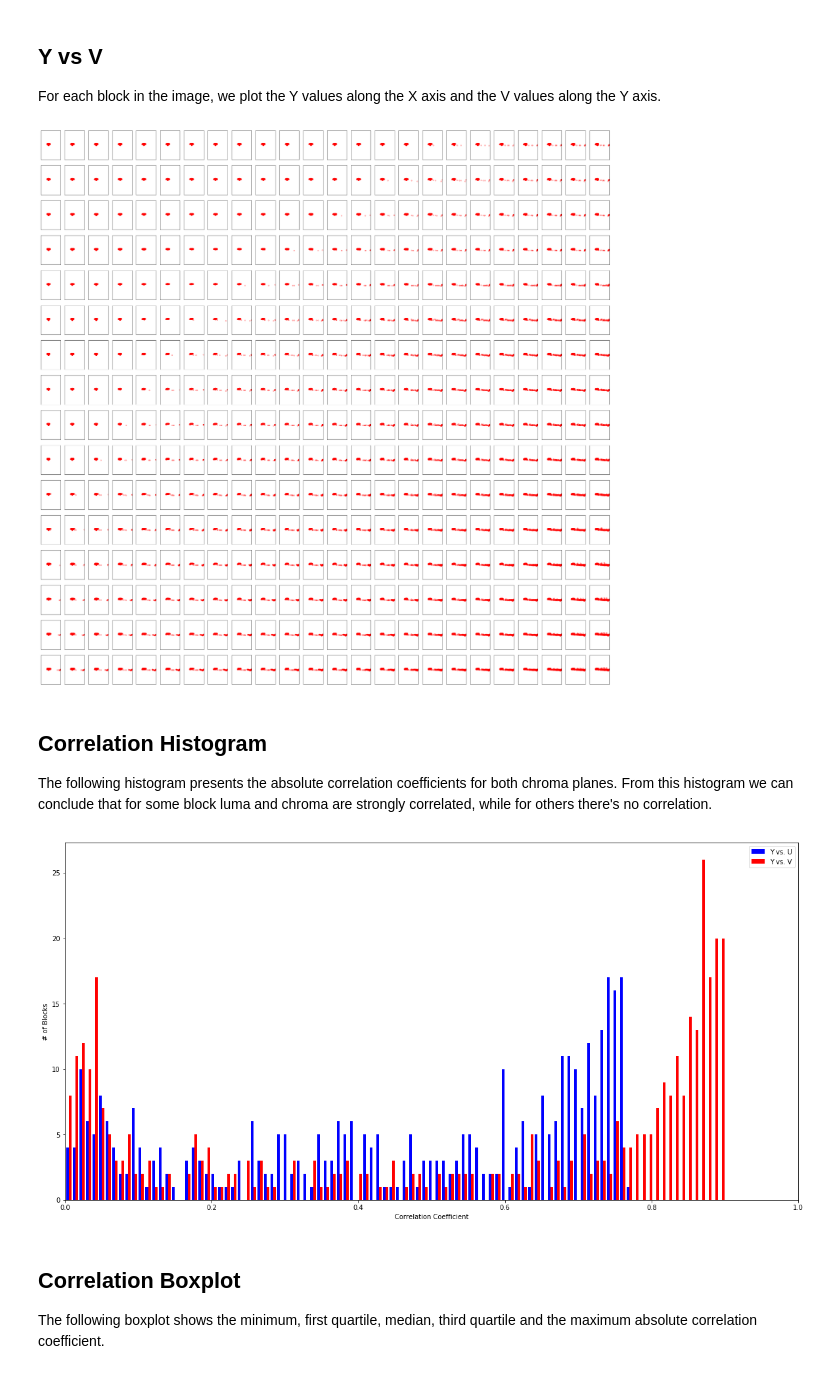
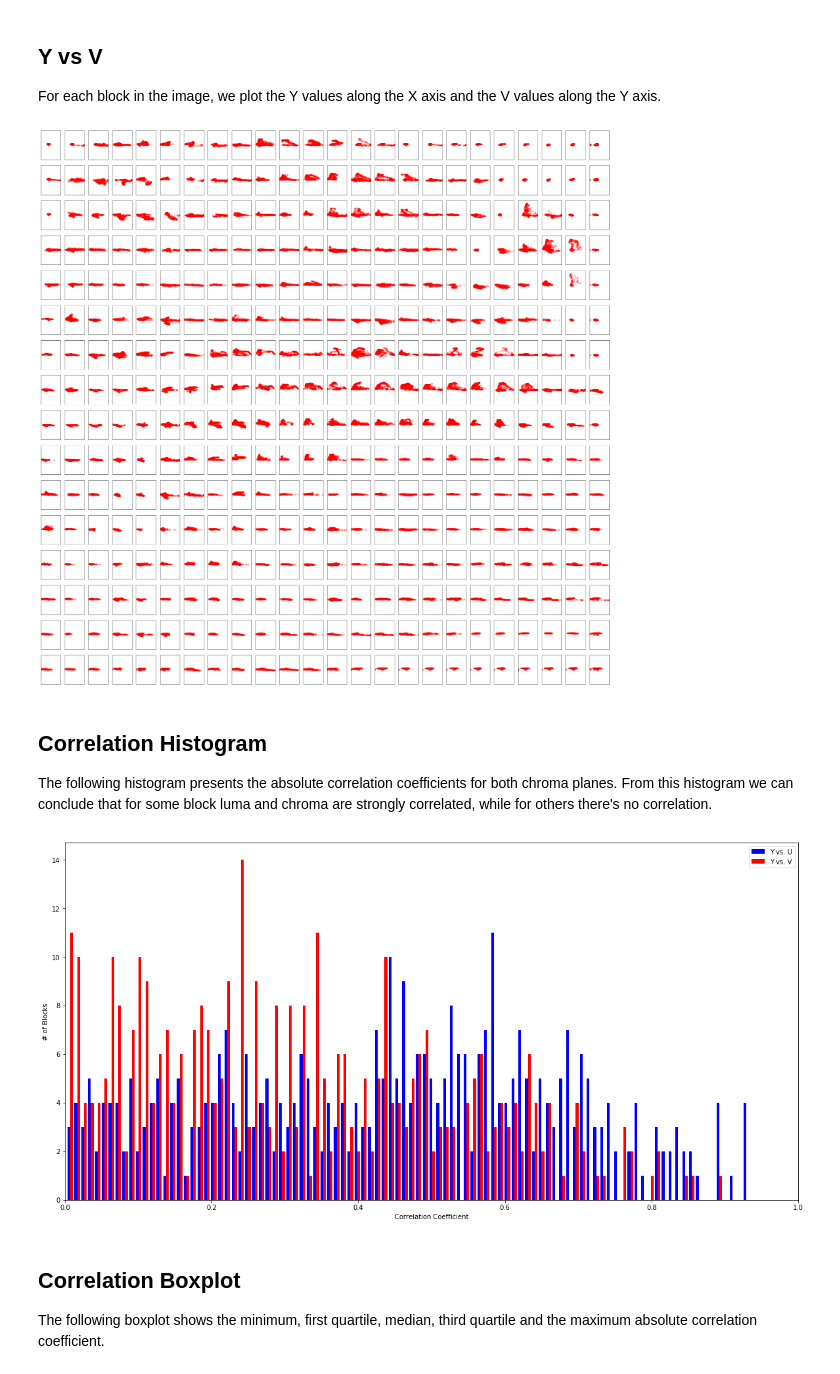
Before and after one commit to luctrudeau/CfL-Analysis, a Jupyter notebook: notebooks/exploratory/0.01-luctrudeau-ChromaAndLuma.ipynb, the cells around one changed output. Cells and saved outputs as stored; diff of their text form; code cells hidden in the pictures.

```diff
--- a/notebooks/exploratory/0.01-luctrudeau-ChromaAndLuma.ipynb
+++ b/notebooks/exploratory/0.01-luctrudeau-ChromaAndLuma.ipynb
@@ -43,8 +43,8 @@ zz = 1
 for y in range(0, height, block_size):
     xx = 0
     for x in range(0, width, block_size):
-        bY = im[yy:yy+block_size,xx:xx+block_size,0].ravel()
-        bU = im[yy:yy+block_size,xx:xx+block_size,1].ravel()
+        bY = im[y:y+block_size, x:x+block_size,0].ravel()
+        bU = im[y:y+block_size, x:x+block_size,1].ravel()
 
         corr = np.corrcoef(bY, bU)
         corrU[yy,xx] = abs(corr[0,1])
@@ -67,28 +67,28 @@ For each block in the image, we plot the Y values along the X axis and the V val
 # %%
 corrV = np.zeros((plot_height, plot_width))
 
 plt.figure(figsize=(40,40))
 yy = 0
 zz = 1
 for y in range(0, height, block_size):
     xx = 0
     for x in range(0, width, block_size):
-        bY = im[yy:yy+block_size,xx:xx+block_size,0].ravel()
-        bV = im[yy:yy+block_size,xx:xx+block_size,2].ravel()
+        bY = im[y:y+block_size,x:x+block_size,0].ravel()
+        bV = im[y:y+block_size,x:x+block_size,2].ravel()
 
         corr = np.corrcoef(bY, bV)
         corrV[yy,xx] = abs(corr[0,1])
         plt.subplot(plot_height,plot_width, zz)
         plt.scatter(bY, bV, c="red", alpha=0.25, s=25)
         plt.gca().set_ylim([0, 255])
         plt.gca().set_xlim([0, 255])
         plt.gca().get_xaxis().set_ticks([])
         plt.gca().get_yaxis().set_ticks([])
         xx = xx + 1
         zz = zz + 1
     yy = yy + 1
 # %% [output]
-[figure, old version]
+[figure, new version]
 # %% [markdown]
 ## Correlation Histogram
 
@@ -101,7 +101,7 @@ plt.xlabel("Correlation Coefficient")
 plt.ylabel("# of Blocks");
 plt.legend(['Y vs. U', 'Y vs. V']);
 # %% [output]
-[figure, old version]
+[figure, new version]
 # %% [markdown]
 ## Correlation Boxplot
 
```
Also changed, not shown: parts of 2 cells of this notebook.
